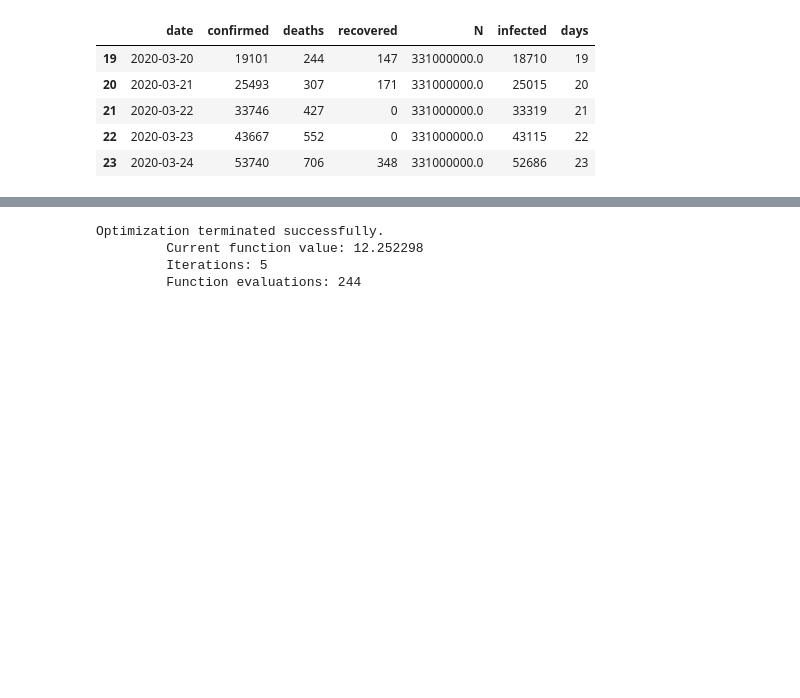
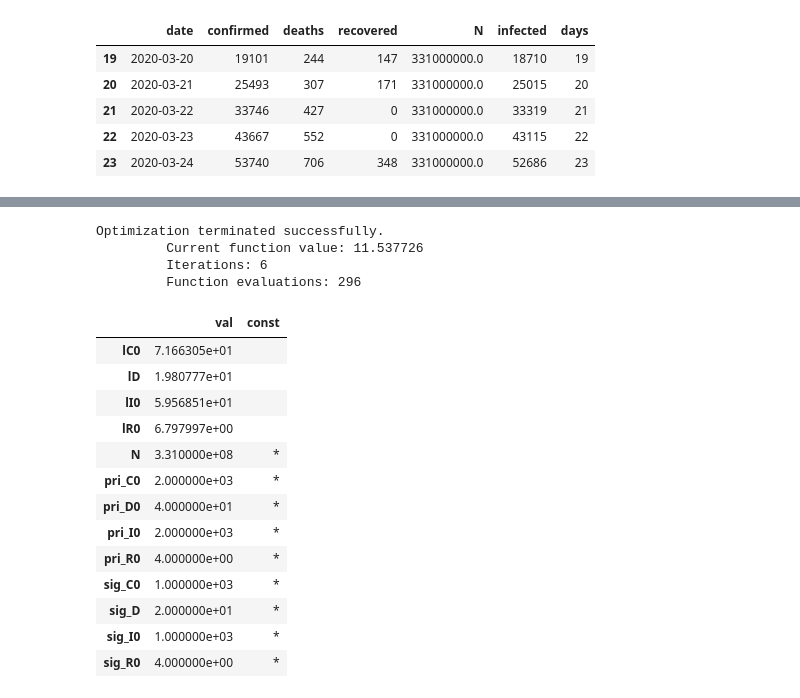
Before and after one commit to robdmc/COVID-19, a Jupyter notebook: us_corona_sir_data_loading2.ipynb, the cells around one changed output, grey strips where cells are left out. Saved outputs shown, nothing was run; the diff lists cells and outputs as text; code cells hidden in the pictures; blank space fills up the shorter version.

```diff
--- a/us_corona_sir_data_loading2.ipynb
+++ b/us_corona_sir_data_loading2.ipynb
@@ -164,8 +164,6 @@ def cost(a, p, pipe):
 
     anim.send((p.t, p.y, yf, r0, d))
 
-#     print('ro=', r0, 'd=', d, 'c0=', c0, 'i=', i0)
-#     raise ValueError('nope')
     cost += ((r0 - p.pri_R0) / p.sig_R0) ** 2
     cost += ((d - p.pri_D0) / p.sig_D) ** 2
     cost += ((c0 - p.pri_C0) / p.sig_C0) ** 2
@@ -181,34 +179,51 @@ p = ezr.ParamState(
     lD=np.log(20.),
     lC0=np.log(1000.),
     lI0=np.log(1000.)
 )
 
 df = loader.df
 p.given(
-    N=331e6 / 1000., # Pop of Italy,
+    N=331e6, # Pop of US,
+
     t=df.days.values,
     y=df[['confirmed', 'infected']].T.values,
 
     pri_R0=4.,
     pri_D0=40.,
     pri_C0=2000.,
     pri_I0=2000.,
 
     sig_R0=4,
     sig_D=20.,
     sig_C0=1000.,
     sig_I0=1000.
 )
 
 pipe = Pipe(data=[])
 
 res = fmin_powell(cost, p.array, args=(p, pipe))
 plog = p.clone()
 plog.ingest(res)
 p.ingest(np.exp(res))
+p.drop('t', 'y')
+p
 # %% [output]
 [interactive output not drawn]
 Optimization terminated successfully.
-         Current function value: 12.252298
-         Iterations: 5
-         Function evaluations: 244
+         Current function value: 11.537726
+         Iterations: 6
+         Function evaluations: 296
+|  | val | const |
+| lC0 | 7.166305e+01 |  |
+| lD | 1.980777e+01 |  |
+| lI0 | 5.956851e+01 |  |
+| lR0 | 6.797997e+00 |  |
+| N | 3.310000e+08 | * |
+| pri_C0 | 2.000000e+03 | * |
+| pri_D0 | 4.000000e+01 | * |
+| pri_I0 | 2.000000e+03 | * |
+| pri_R0 | 4.000000e+00 | * |
+| sig_C0 | 1.000000e+03 | * |
+| sig_D | 2.000000e+01 | * |
+| sig_I0 | 1.000000e+03 | * |
+| sig_R0 | 4.000000e+00 | * |
```
Also changed, not shown: parts of 3 cells of this notebook.
